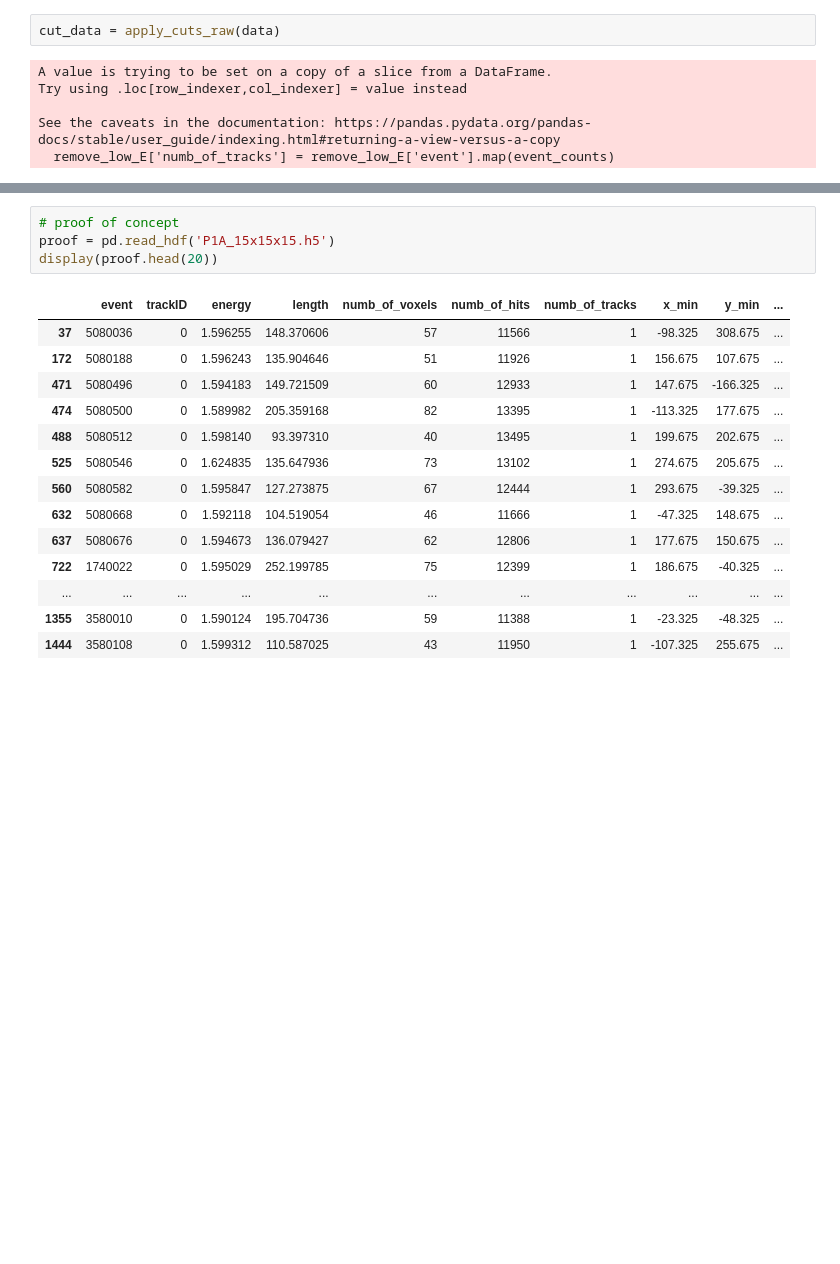
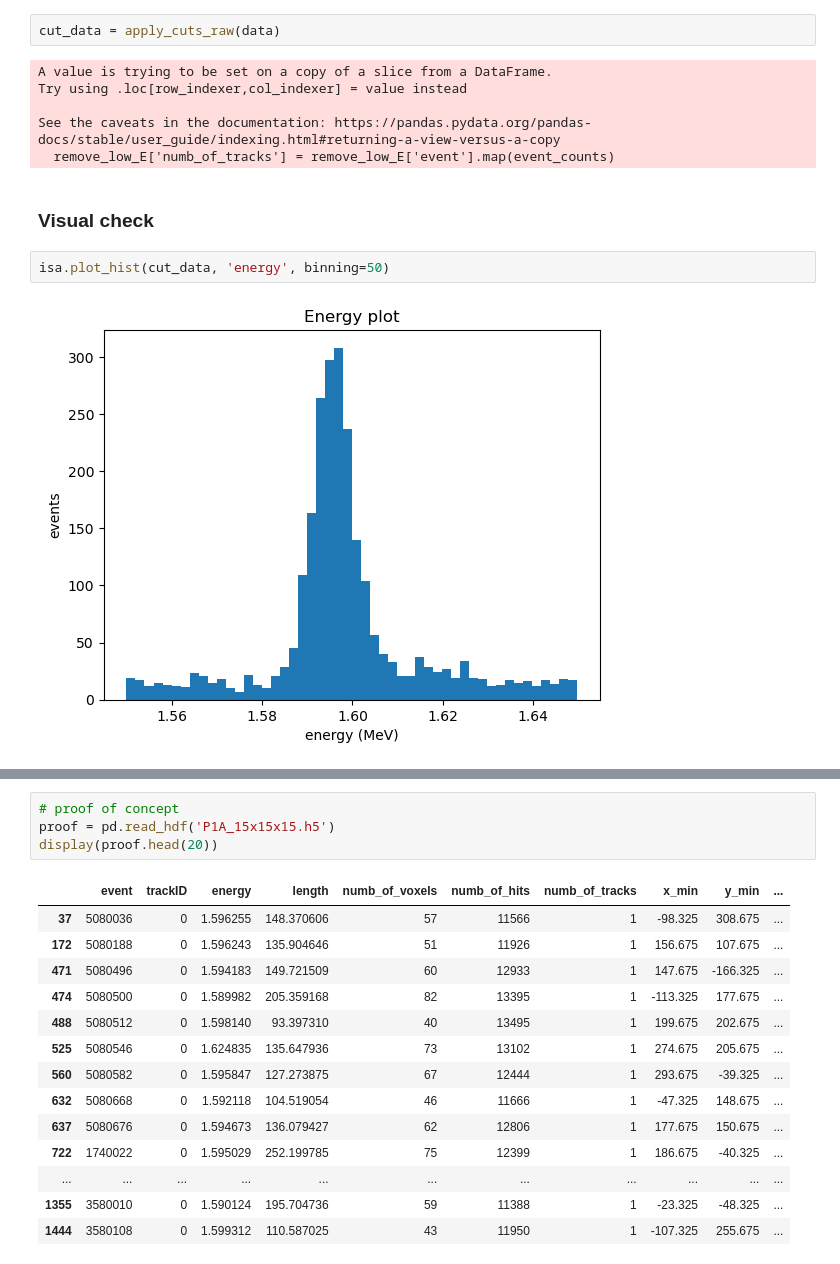
Before and after one commit to jwaiton/next_misc, a Jupyter notebook: Tl_studies/quick_notebooks/collect_cut_data.ipynb, the cells around one changed output, grey strips where cells are left out. Saved outputs shown, nothing was run; the diff lists cells and outputs as text; blank space fills up the shorter version.

```diff
--- a/Tl_studies/quick_notebooks/collect_cut_data.ipynb
+++ b/Tl_studies/quick_notebooks/collect_cut_data.ipynb
@@ -84,6 +84,12 @@ Try using .loc[row_indexer,col_indexer] = value instead
 
 See the caveats in the documentation: https://pandas.pydata.org/pandas-docs/stable/user_guide/indexing.html#returning-a-view-versus-a-copy
   remove_low_E['numb_of_tracks'] = remove_low_E['event'].map(event_counts)
+# %% [markdown]
+### Visual check
+# %%
+isa.plot_hist(cut_data, 'energy', binning=50)
+# %% [output]
+[figure, added]
 # %%
 display(cut_data)
 # %% [output]
```
Also changed, not shown: parts of 17 cells of this notebook, 29 other files.
